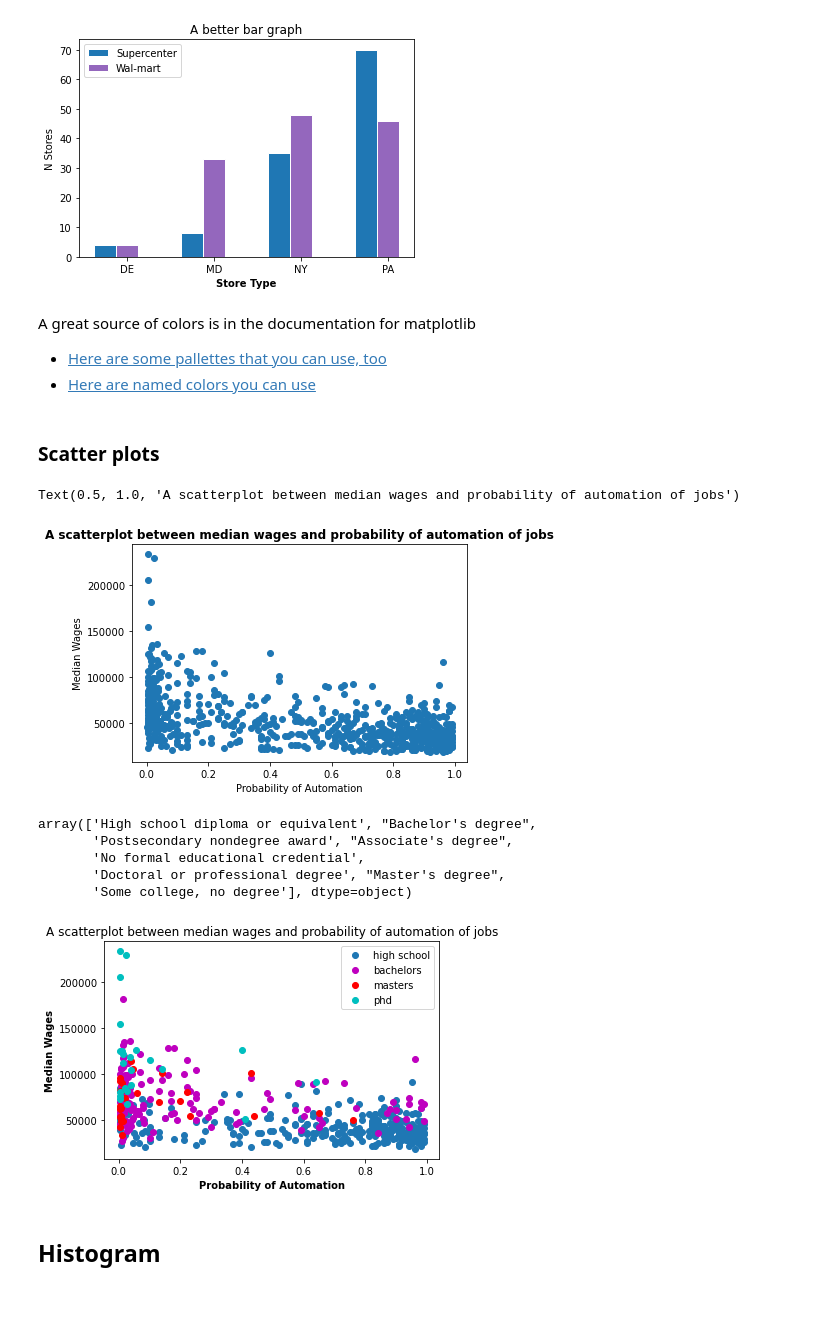
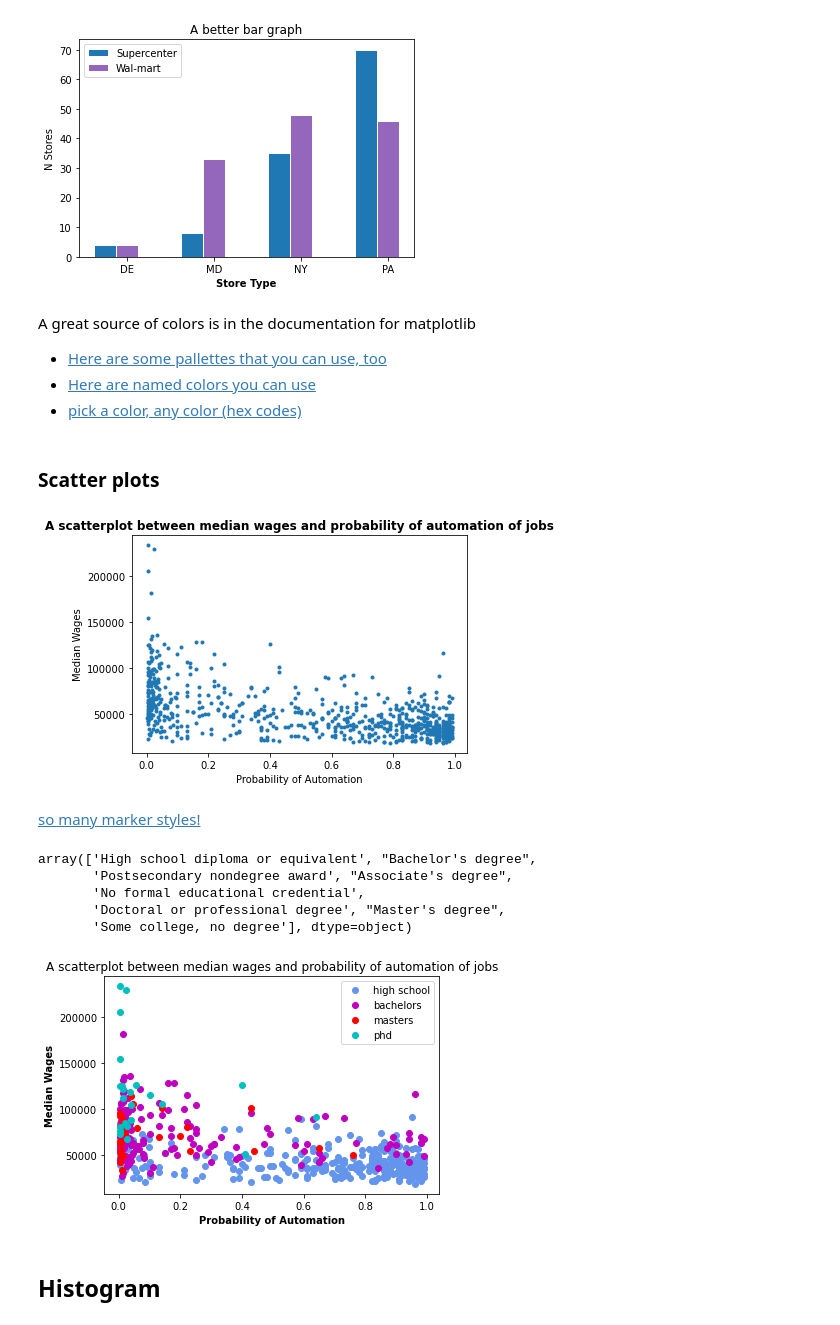
Before and after one commit to somethingabout/Data_Analysis_Python_R, a Jupyter notebook: Becoming a Viz Kid/Lecture 8.ipynb, the cells around one changed output. Drawn from its saved outputs; the diff is of its cells as text; code cells hidden in the pictures.

Commit message:
updated lecture slides

```diff
--- a/Becoming a Viz Kid/Lecture 8.ipynb
+++ b/Becoming a Viz Kid/Lecture 8.ipynb
@@ -26,7 +26,7 @@ So, we'll go over both in this lecture.
 import matplotlib.pyplot as plt #here is the matplotlib package that we will use
 import pandas as pd
 # %%
-path = '/Users/mkaltenberg/Documents/Data Analysis Python R Lectures/Data_Analysis_Python_R/Lecture 8/'
+path = '/Users/mkaltenberg/Documents/GitHub/Data_Analysis_Python_R/Becoming a Viz Kid/'
 
 # First, we import our data into a dataframe
 # we'll be using data about walmart store openings
@@ -210,5 +214,6 @@ plt.show()
 A great source of colors is in the documentation for matplotlib
 - [Here are some pallettes that you can use, too](https://matplotlib.org/3.3.2/tutorials/colors/colormaps.html)
 - [Here are named colors you can use](https://matplotlib.org/3.1.0/gallery/color/named_colors.html)
+- [pick a color, any color (hex codes)](https://htmlcolorcodes.com/)
 # %% [markdown]
 ### Scatter plots
@@ -220,7 +223,7 @@ jobs = pd.read_csv('job-automation-probability.csv')
 
 #plot
 #notice that this is the same command as the line graph, but I replace linestyle with none and create a marker type
-plt.plot('prob','median_ann_wage', data=jobs, linestyle='none', marker='o')
+plt.plot('prob','median_ann_wage', data=jobs, linestyle='none', marker='.')
 
 # Add xticks on the middle of the group bars
 plt.ylabel('Median Wages', )
@@ -229,10 +232,11 @@ plt.title("A scatterplot between median wages and probability of automation of j
 
 # # Create legend & Show graphic
 
-# plt.show()
+plt.show()
 # %% [output]
-Text(0.5, 1.0, 'A scatterplot between median wages and probability of automation of jobs')
-[figure, old version]
+[figure, new version]
+# %% [markdown]
+[so many marker styles!](https://matplotlib.org/stable/api/markers_api.html)
 # %%
 jobs['education'].unique()
 # %% [output]
@@ -244,27 +248,27 @@ array(['High school diploma or equivalent', "Bachelor's degree",
 # %%
 # Adding layers highlighting categorical data
 hs = jobs[jobs['education']=='High school diploma or equivalent']
 ba = jobs[jobs['education']=='Bachelor\'s degree']
 ms = jobs[jobs['education']=='Master\'s degree']
 phd = jobs[jobs['education']=='Doctoral or professional degree']
 
 #plot
-plt.plot('prob', 'median_ann_wage',data=hs,linestyle='none', marker='o', label='high school')
+plt.plot('prob', 'median_ann_wage',data=hs,linestyle='none', marker='o', color = 'cornflowerblue', label='high school')
 plt.plot('prob', 'median_ann_wage',data=ba,linestyle='none', marker='o', color = 'm', label='bachelors')
 plt.plot('prob', 'median_ann_wage',data=ms,linestyle='none', marker='o', color ='r', label='masters')
 plt.plot('prob','median_ann_wage', data=phd,linestyle='none', marker='o', color ='c', label='phd')
 
 
 plt.ylabel('Median Wages', fontweight='bold')
 plt.xlabel('Probability of Automation', fontweight='bold')
 plt.title("A scatterplot between median wages and probability of automation of jobs")
 
 # Show graphic
 
 plt.legend()
 plt.show()
 # %% [output]
-[figure, old version]
+[figure, new version]
 # %% [markdown]
 ## Histogram
 # %%
```
Also changed, not shown: parts of 11 cells of this notebook, 4 other files.
